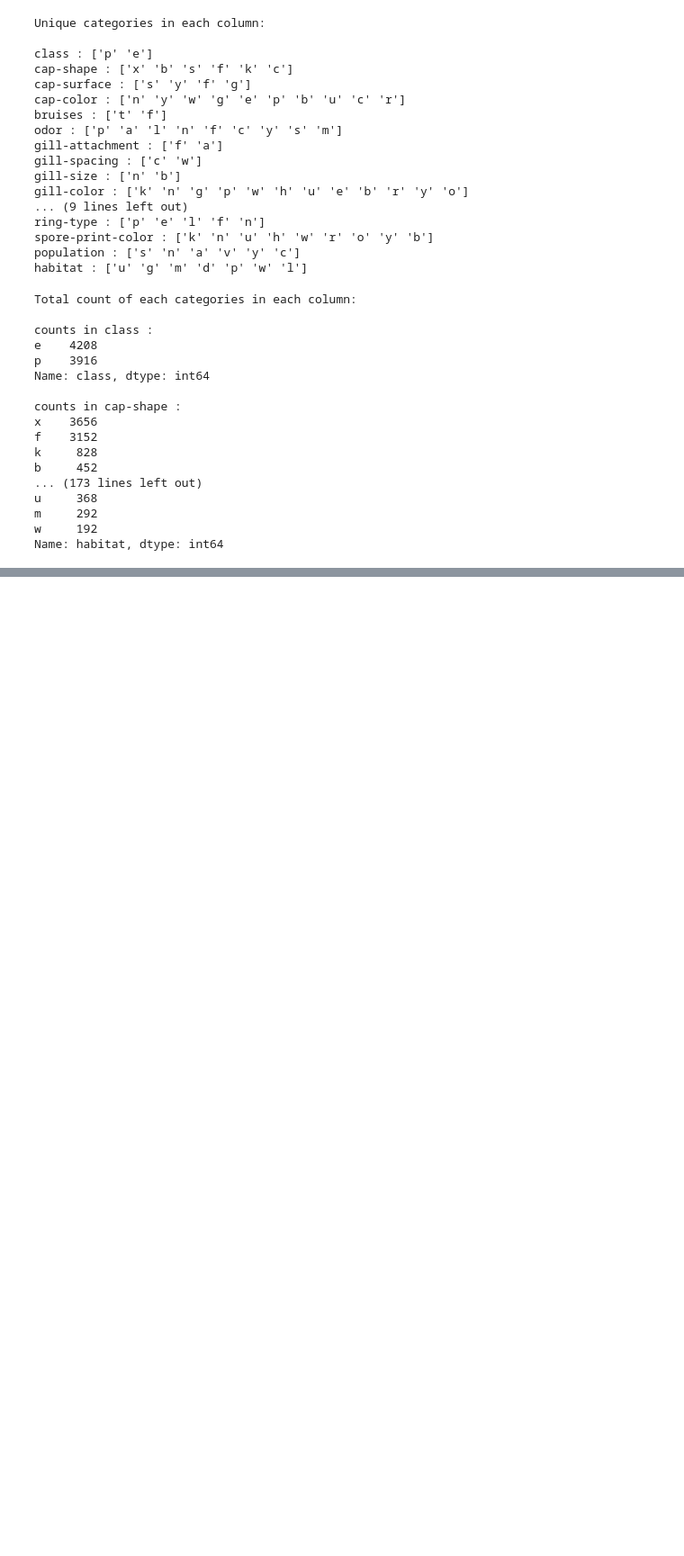
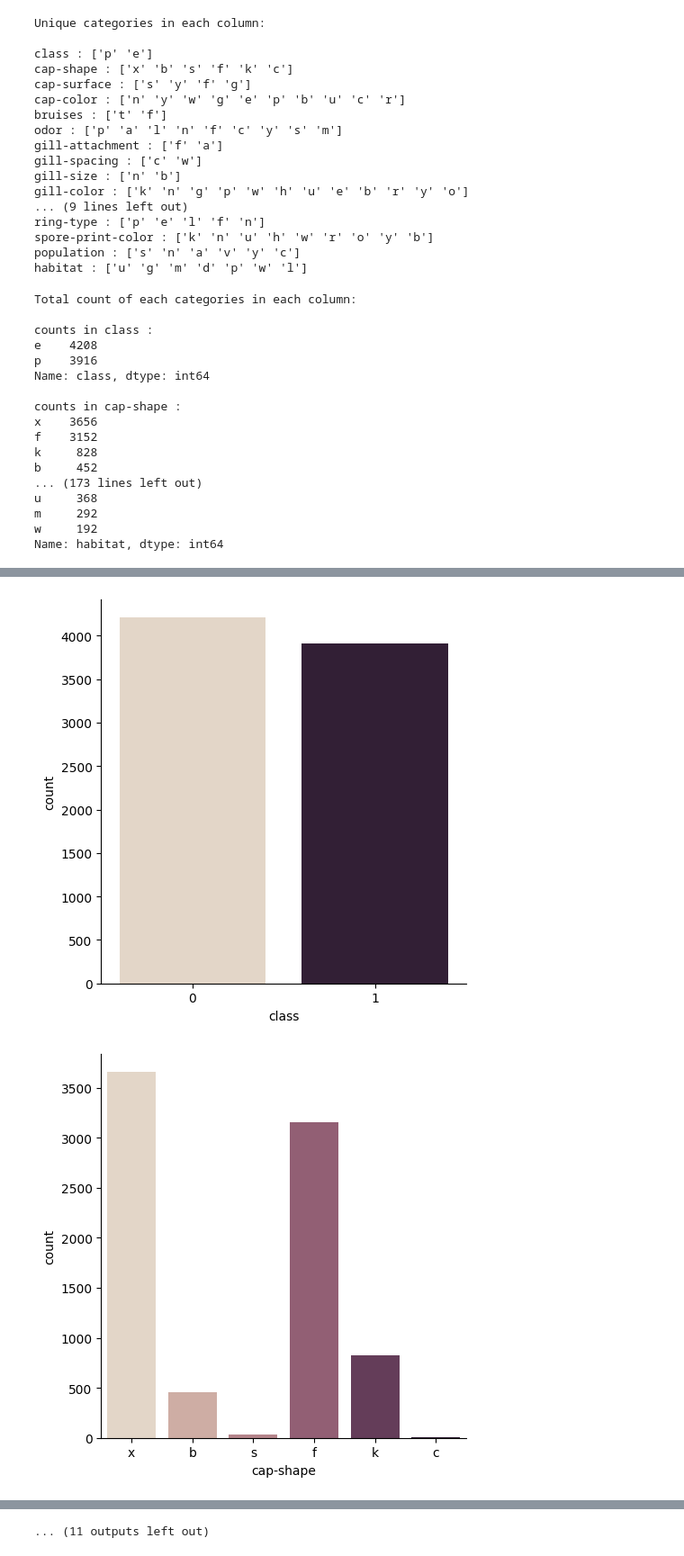
Before and after one commit to 176deepak/Mushroom_classifier, a Jupyter notebook: notebook/EDA.ipynb, the cells around one changed output, grey strips where cells are left out. Shown: that part at 90% size. Drawn from its saved outputs; the diff is of its cells as text; code cells hidden in the pictures; blank space fills up the shorter version.

```diff
--- a/notebook/EDA.ipynb
+++ b/notebook/EDA.ipynb
@@ -104,0 +112,9 @@ X_df =
+# %%
+encoding = []
+for i in df['class']:
+    if i == 'e':
+        encoding.append(0)
+    else:
+        encoding.append(1)
+
+df['class'] = encoding
@@ -104,0 +170,7 @@ X_df =
+# %%
+plt.figure(figsize=(10,4))
+for i in df.columns:
+    sns.catplot(df, x = i, kind = 'count', palette = "ch:.19")
+# %% [output]
+[figure, added]
+[figure, added]
@@ -104,0 +187 @@ X_df =
+... (11 outputs left out)
```
Also changed, not shown: parts of 8 cells of this notebook, 1 other file.
